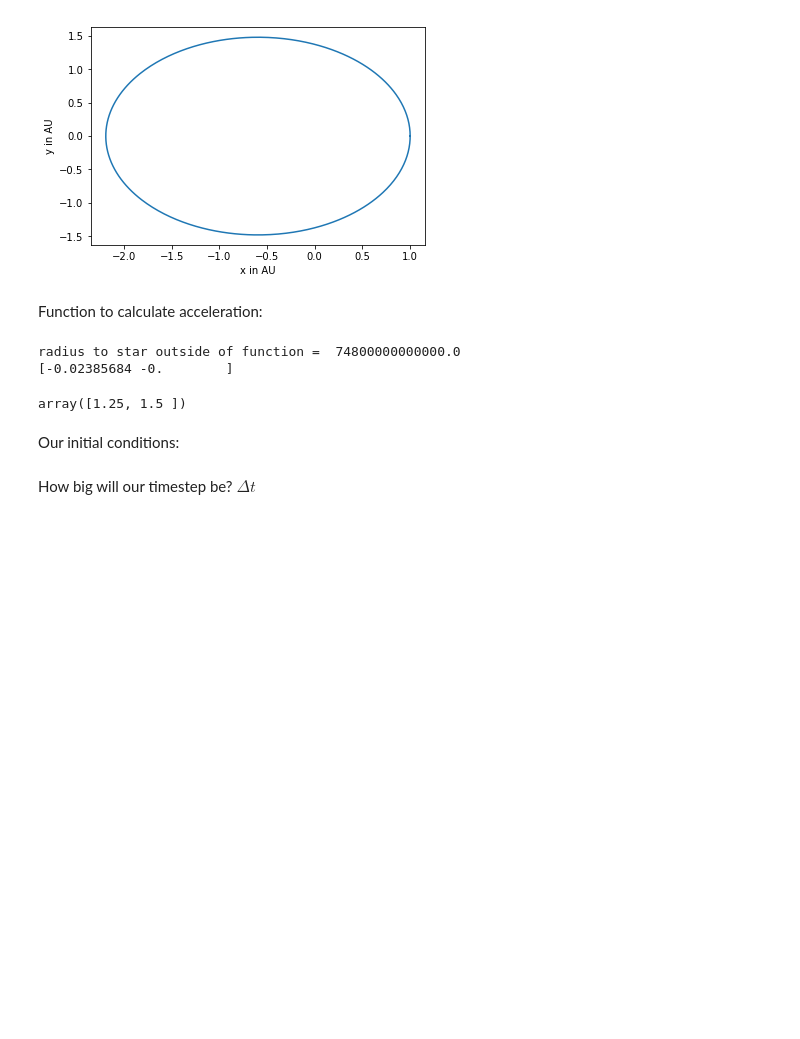
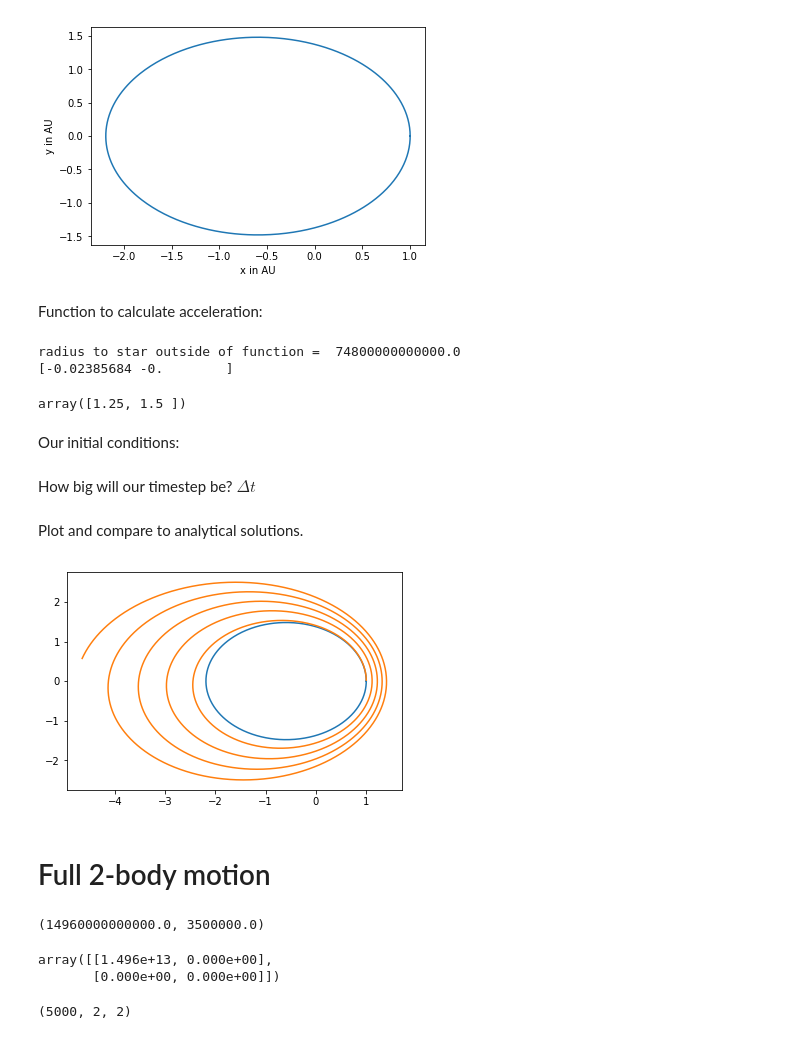
Before and after one commit to jnaiman/csci-p-14110, a Jupyter notebook: lesson03/inClass_lesson03.ipynb, the cells around one changed output. Drawn from its saved outputs; the diff is of its cells as text; code cells hidden in the pictures; blank space fills up the shorter version.

```diff
--- a/lesson03/inClass_lesson03.ipynb
+++ b/lesson03/inClass_lesson03.ipynb
@@ -104,8 +104,8 @@ v_0 = np.array([0, vp])
 # %% [markdown]
 How big will our timestep be? $\Delta t$
 # %%
-delta_t = 1e6 # sec, for no reason at all
-n_step = 50 # number of steps for our whole simulation, again for no reason
+delta_t = 1e5 # sec, for no reason at all
+n_step = 5000 # number of steps for our whole simulation, again for no reason
 # %%
 #r = np.array([]) # WRONG!!!
 
@@ -133,0 +132,10 @@ r = np.array(r)
+# %% [markdown]
+Plot and compare to analytical solutions.
+# %%
+plt.plot(x/AUinCM,y/AUinCM)
+plt.plot(r[:,0]/AUinCM, r[:,1]/AUinCM)
+plt.show()
+# %% [output]
+[figure, added]
+# %% [markdown]
+# Full 2-body motion
@@ -133,0 +154,13 @@ r = np.array(r)
+# %%
+# initial conditions
+mass_of_particle1 = 1.0 # Msun
+rp = 1.0 # AU
+vp = 35.0 # km/s
+
+mass_of_particle1 = mass_of_particle1*MassOfSun
+vp = vp*kmincm
+rp = rp*AUinCM
+
+rp, vp
+# %% [output]
+(14960000000000.0, 3500000.0)
@@ -133,0 +170,34 @@ r = np.array(r)
+# %%
+r_0 = np.array([[rp, 0], [0,0]])
+v_0 = np.array([[0, vp], [0,0]])
+
+r_0
+# %% [output]
+array([[1.496e+13, 0.000e+00],
+       [0.000e+00, 0.000e+00]])
+# %%
+r = []
+ri = r_0 # initial starting radius
+vi = v_0 # initial starting velocity
+for i in range(n_step): # for 50 steps
+    # first we have to calculate the acceleration of gravity at a particular postion
+    ag_particle1 = calcAcc(mass_of_particle2, ri[0,:], ri[1,:])
+    ag_particle2 = calcAcc(mass_of_particle1, ri[1,:], ri[0,:])
+    # format the acceleration vector to make our lives a bit easier
+    ag = np.array([ag_particle1, ag_particle2])
+    # we'll update our velocity based on this acceleration
+    vip1 = vi + ag*delta_t
+    # update our position from our new or old velocity
+    rip1 = ri + vi*delta_t
+    # bookeeping
+    # 1. save our new radius
+    #r = np.append(r, rip1) # WRONG!!
+    r.append(rip1)
+    # 2. make sure we update our "initial" conditions for the next loop
+    ri = rip1
+    vi = vip1
+
+r = np.array(r)
+r.shape
+# %% [output]
+(5000, 2, 2)
```
Also changed, not shown: parts of 4 cells of this notebook, 1 other file.
